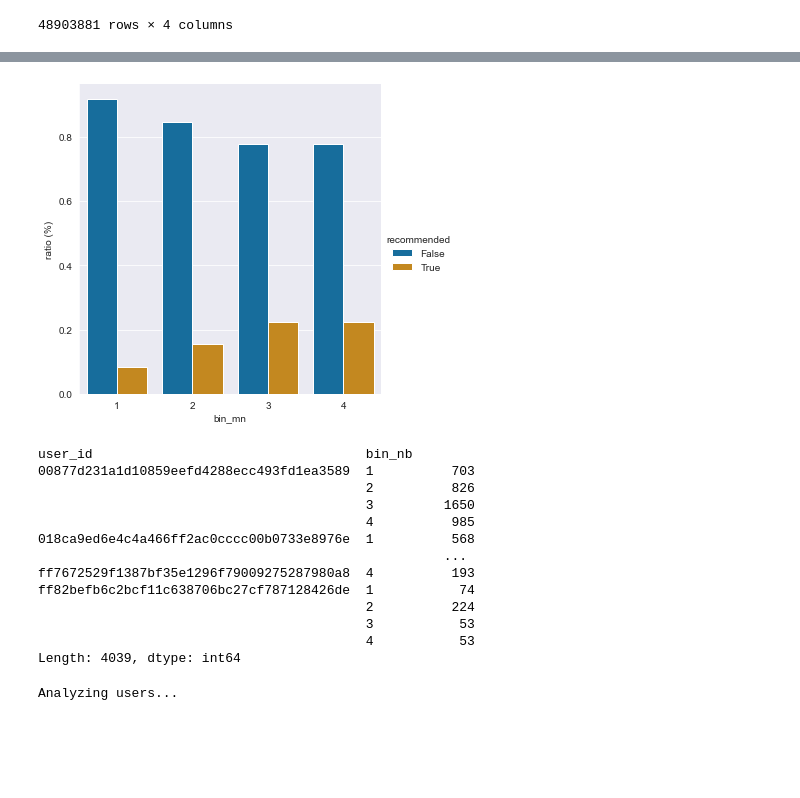
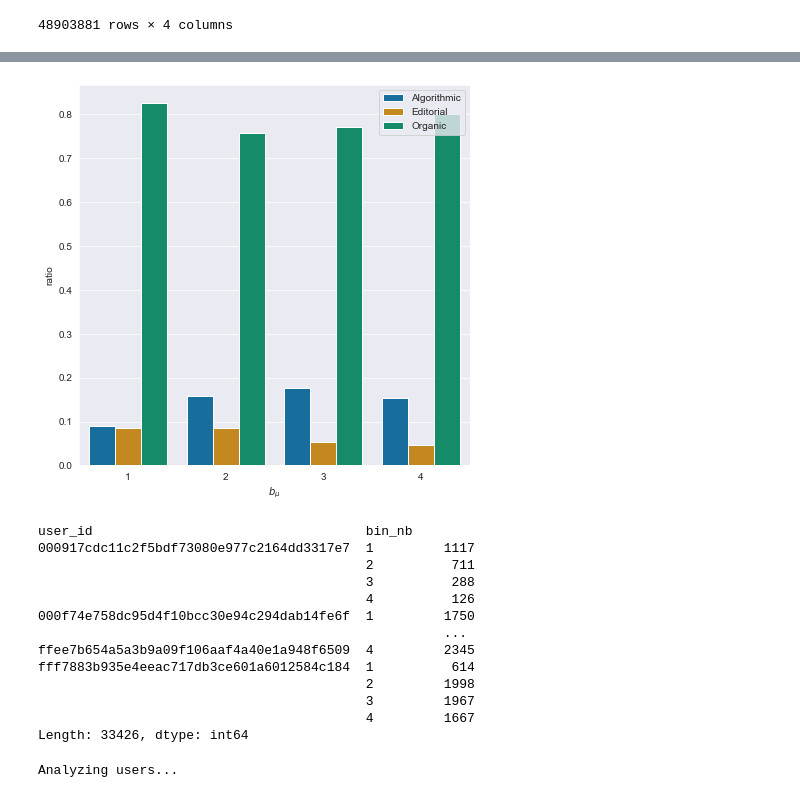
Before and after one commit to QuVil/cmb-recommendation, a Jupyter notebook: src/analysis/mainstream_tests.ipynb, the cells around one changed output, grey strips where cells are left out. Cells and saved outputs as stored; diff of their text form; code cells hidden in the pictures; blank space fills up the shorter version.

```diff
--- a/src/analysis/mainstream_tests.ipynb
+++ b/src/analysis/mainstream_tests.ipynb
@@ -117,11 +118,14 @@ Removed 251 users.
 | 48918123 | 2707be884a98f7daf233ef9e814f4a7a7... | 356902671 | page_playlist | 616943 |
 | 48918124 | 7d88c93a5005b963ac8bece8289058a2b... | 135438506 | page_playlist | 158083 |
 48903881 rows × 4 columns
+# %%
+# Woops
+data = data.rename(columns={"artist_id": "art_id"})
 # %%
 # Bin artists together
-artist_data = bin_artists(raw_data, BIN_AMNT, SEPARATE_RECO)
+data = bin_artists(data, BIN_AMNT)
 
-print(f"Standard deviation of amount of plays per bin: {np.std(artist_data.groupby(['bin_nb']).size().values)}")
+print(f"Standard deviation of amount of plays per bin: {np.std(data.groupby(['bin_nb']).size().values)}")
 # %% [output]
 Counting artist occurences...
 Binning artists...
@@ -137,9 +141,9 @@ Standard deviation of amount of plays per bin: 678.8359061658421
 # %%
 # Reversing bin numbers -- just a dirty little workaround to have the "mainstreamest" bin be 1
-artist_data["bin_nb"] = BIN_AMNT+1 - artist_data["bin_nb"]
+data["bin_nb"] = BIN_AMNT+1 - data["bin_nb"]
 
 # Occurences of music plays in each bin
-bin_distrib = artist_data.groupby("bin_nb").size()
+bin_distrib = data.groupby("bin_nb").size()
 
 # Normalized
 bin_distrib /= bin_distrib.sum()
@@ -148,0 +162,5 @@ artist_data["recommended"] = artist_data["origin"].map(is_reco)
+# %%
+# Apply ternary origin tag
+data["origin"] = data["origin"].apply(lambda x: is_reco(x))
+
+data
@@ -149,33 +181,39 @@ artist_data["recommended"] = artist_data["origin"].map(is_reco)
 # %%
 # Computing % of recommended to organic plays in each mainstream bin
-bin_plays = artist_data.groupby(['bin_nb']).size().to_frame().reset_index()
-bin_plays_doubled = pd.DataFrame(np.repeat(bin_plays.values,2,axis=0))
-bin_plays_doubled.columns = bin_plays.columns
-bin_plays_rec = artist_data.groupby(["bin_nb", "recommended"]).size().to_frame().reset_index()
-bin_plays_rec[0] = bin_plays_rec[0].divide(bin_plays_doubled[0])
+bin_plays = data.groupby(['bin_nb']).size().to_frame().reset_index()
+bin_plays_tripled = pd.DataFrame(np.repeat(bin_plays.values, 3, axis=0))
+bin_plays_tripled.columns = bin_plays.columns
+bin_plays_rec = data.groupby(["bin_nb", "origin"]).size().to_frame().reset_index()
+bin_plays_rec[0] = bin_plays_rec[0].divide(bin_plays_tripled[0])
 
-ax = sns.catplot(x="bin_nb", y=0, hue="recommended", palette="colorblind", data=bin_plays_rec, kind="bar")
-ax.set(xlabel="bin_mn", ylabel="ratio (%)")
+f, ax = plt.subplots(figsize=(7, 7))
+ax = sns.barplot(x="bin_nb", y=0, hue="origin", data=bin_plays_rec)
+ax.set(xlabel=r"$b_\mu$", ylabel="ratio")
+leg = plt.legend()
+leg.get_texts()[0].set_text('Algorithmic')
+leg.get_texts()[1].set_text('Editorial')
+leg.get_texts()[2].set_text('Organic')
+
 plt.savefig("../../results/reco_ratio_per_binmn.pdf")
 # %% [output]
-[figure, old version]
+[figure, new version]
 # %%
 # Grouping users and their artist bin consumption
-main_dist = artist_data.groupby(["user_id", "recommended", "bin_nb"] if SEPARATE_RECO
+main_dist = data.groupby(["user_id", "recommended", "bin_nb"] if SEPARATE_RECO
                                 else ["user_id", "bin_nb"]).size()
 main_dist
 # %% [output]
 user_id                                   bin_nb
-00877d231a1d10859eefd4288ecc493fd1ea3589  1          703
-                                          2          826
-                                          3         1650
-                                          4          985
-018ca9ed6e4c4a466ff2ac0cccc00b0733e8976e  1          568
+000917cdc11c2f5bdf73080e977c2164dd3317e7  1         1117
+                                          2          711
+                                          3          288
+                                          4          126
+000f74e758dc95d4f10bcc30e94c294dab14fe6f  1         1750
                                                     ...
-ff7672529f1387bf35e1296f79009275287980a8  4          193
-ff82befb6c2bcf11c638706bc27cf787128426de  1           74
-                                          2          224
-                                          3           53
-                                          4           53
-Length: 4039, dtype: int64
+ffee7b654a5a3b9a09f106aaf4a40e1a948f6509  4         2345
+fff7883b935e4eeac717db3ce601a6012584c184  1          614
+                                          2         1998
+                                          3         1967
+                                          4         1667
+Length: 33426, dtype: int64
 # %%
```
Also changed, not shown: parts of 11 cells of this notebook, 1 other file.
